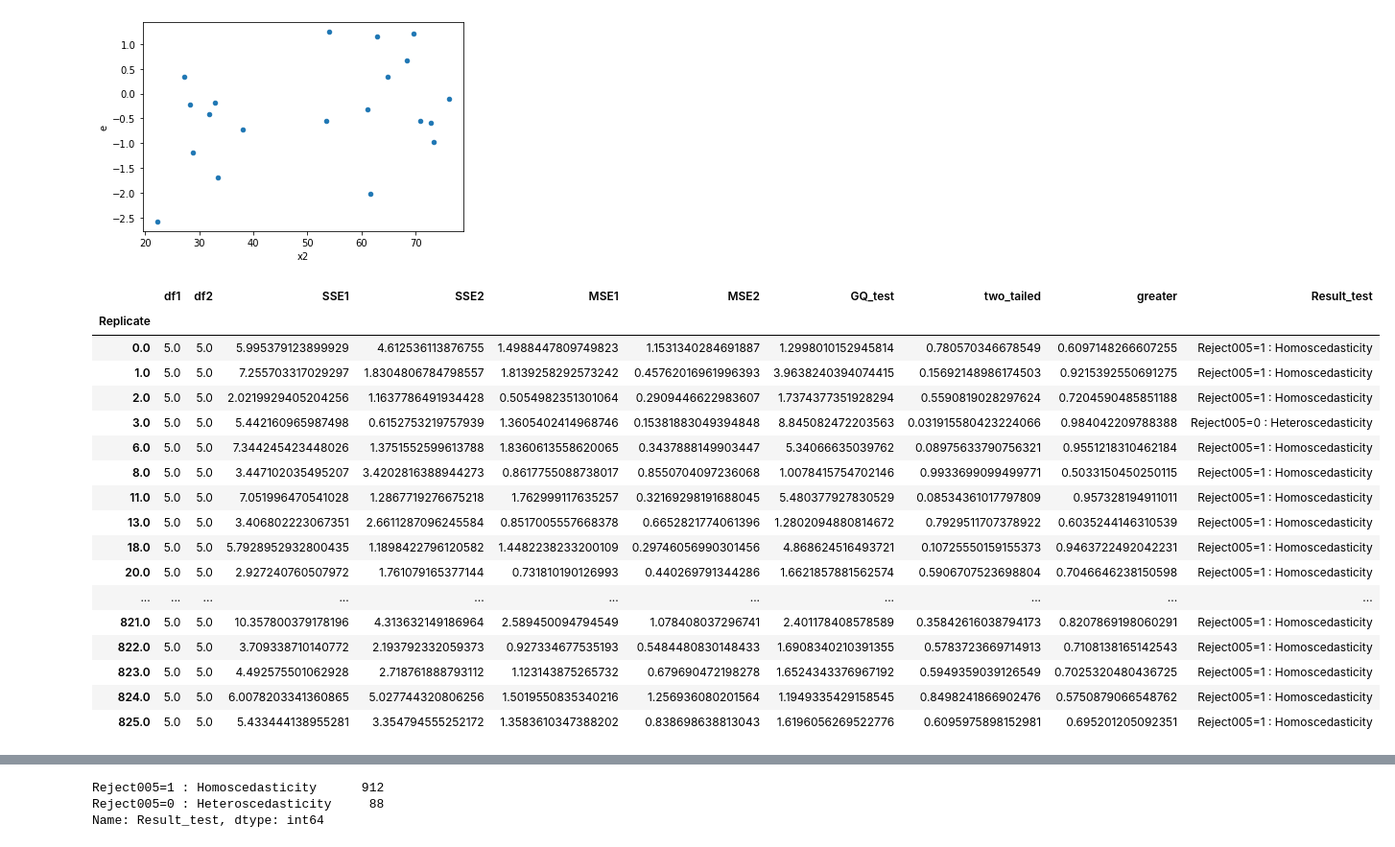
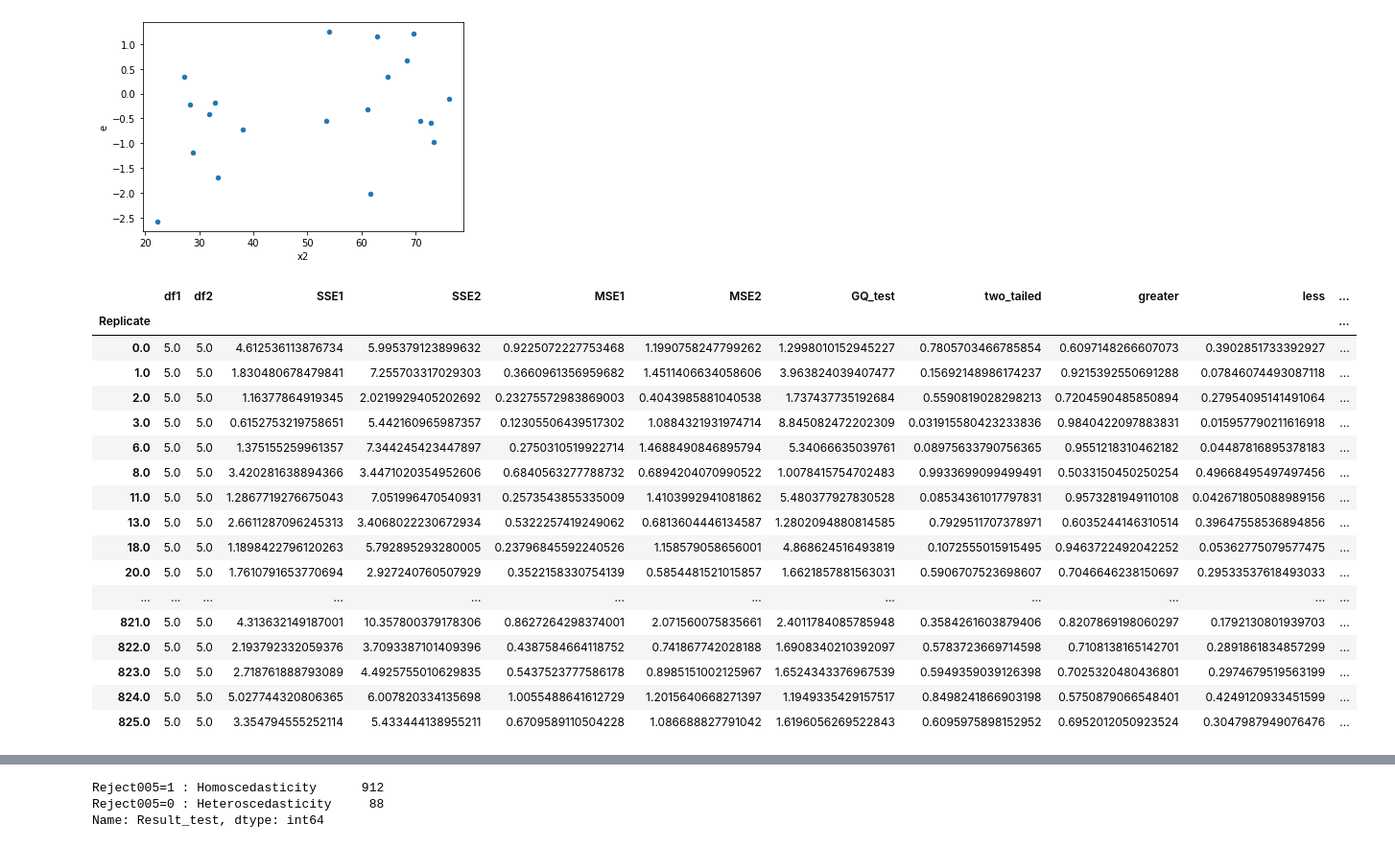
Before and after one commit to iam-fern/Generate_addition, a Jupyter notebook: GQtest_data_add_delta_(0)_n20_05.ipynb, the cells around one changed output, grey strips where cells are left out. Shown at 96% size. Saved outputs shown, nothing was run; the diff lists cells and outputs as text; code cells hidden in the pictures.

```diff
--- a/GQtest_data_add_delta_(0)_n20_05.ipynb
+++ b/GQtest_data_add_delta_(0)_n20_05.ipynb
@@ -175,7 +176,6 @@ def get_result(run_replicate, percent_data):
     new_table_sort = new_table.sort_values('x2')
     new_table_sort.reset_index(inplace=True)
     new_table_sort.drop(['index'], axis=1, inplace=True)
-
 
     # แบ่งข้อมูลกลุ่มที่ 1
     table1 = new_table_sort.iloc[:int(percent_data*new_table_sort.shape[0]) , :]
@@ -189,8 +189,7 @@ def get_result(run_replicate, percent_data):
     # หาค่า df กลุ่ม 1
     DF1 = model1.df_resid + 1
     SSE1 = model1.ssr
-    MSE1 = model1.mse_resid
-
+    MSE1 = SSE1/DF1
 
     # แบ่งข้อมูลกลุ่มที่ 2
     table2 = new_table_sort.iloc[int((1-percent_data)*new_table_sort.shape[0]): , :]
@@ -204,23 +203,21 @@ def get_result(run_replicate, percent_data):
     # หาค่า df กลุ่ม 2
     DF2 = model2.df_resid + 1
     SSE2 = model2.ssr
-    MSE2 = model2.mse_resid
+    MSE2 = SSE2/DF2
 
     # ค่าสถิติทดสอบ
     GQ_test = (SSE2/DF2) / (SSE1/DF1)
-
 
     df2 = DF2
     df1 = DF1
 
     # คำนวณค่า p-value
-    # sf(x, dfn, dfd, loc=0, scale=1) : Survival function (also defined as 1 - cdf, but sf is sometimes more accurate)
+    # pdf(x, dfn, dfd, loc=0, scale=1) : Probability density function
     two_tailed = 2.0*(1.0-(ss.f.cdf(GQ_test, df2, df1)))
+    p_greater = ss.f.cdf(GQ_test, df2, df1)
+    p_less = 1.0-ss.f.cdf(GQ_test, df2, df1)
 
-    # pdf(x, dfn, dfd, loc=0, scale=1) : Probability density function
-    p_greater = ss.f.cdf(GQ_test, df2, df1)
-
-    return df2, df1, SSE2, SSE1, MSE2, MSE1, GQ_test, two_tailed, p_greater
+    return df1, df2, SSE1, SSE2, MSE1, MSE2, GQ_test, two_tailed, p_greater, p_less
 
 # สร้าง list ของ replicates
 list_replicate=list({i[0] for i in table.index})
@@ -236,13 +233,14 @@ list_MSE2=[]
 list_GQ_test=[]
 list_two_tailed=[]
 list_p_greater=[]
+list_p_less=[]
 
 # กำหนด % การแบ่งข้อมูล
 percent_data=0.4
 
 # ใช้ for loop สำหรับการ run ทุก replicates
 for run_replicate in list_replicate:
-    df1, df2, SSE1, SSE2, MSE1, MSE2, GQ_test, two_tailed, p_greater=get_result(run_replicate, percent_data)
+    df1, df2, SSE1, SSE2, MSE1, MSE2, GQ_test, two_tailed, p_greater, p_less=get_result(run_replicate, percent_data)
     list_df1.append(df1)
     list_SSE1.append(SSE1)
     list_df2.append(df2)
@@ -252,41 +250,42 @@ for run_replicate in list_replicate:
     list_GQ_test.append(GQ_test)
     list_two_tailed.append(two_tailed)
     list_p_greater.append(p_greater)
+    list_p_less.append(p_less)
 # %%
 # สร้างตารางผลลัพธ์
 alpha = 0.05
 pd.set_option('display.max_rows', 1000)
 pd.set_option('display.max_columns', 1000)
 pd.set_option('display.width', 1000)
 result=pd.DataFrame({"Replicate":list_replicate, "df1":list_df1, "df2":list_df2, "SSE1":list_SSE1,
                      "SSE2":list_SSE2, "MSE1":list_MSE1, "MSE2":list_MSE2,
-                     "GQ_test":list_GQ_test, "two_tailed":list_two_tailed, "greater":list_p_greater})
+                     "GQ_test":list_GQ_test, "two_tailed":list_two_tailed, "greater":list_p_greater, "less":list_p_less})
 result.set_index(['Replicate'], inplace=True)
-result=result[(result["two_tailed"]<=1) & (result["greater"]<=1)]
+result=result[(result["two_tailed"]<=1) & (result["greater"]<=1) & (result["less"]<=1)]
 result["Result_test"]=result["two_tailed"].apply(lambda p_value: 'Reject005=0 : Heteroscedasticity'
-                                                                  if p_value < alpha else 'Reject005=1 : Homoscedasticity')
+                                                 if p_value < alpha else 'Reject005=1 : Homoscedasticity')
 #two_tailed_new_show=two_tailed_new.drop(columns="greater")
 
 result.astype(str)
 # %% [output]
-|  | df1 | df2 | SSE1 | SSE2 | MSE1 | MSE2 | GQ_test | two_tailed | greater | Result_test |
-| Replicate |  |  |  |  |  |  |  |  |  |  |
-| 0.0 | 5.0 | 5.0 | 5.995379123899929 | 4.612536113876755 | 1.4988447809749823 | 1.1531340284691887 | 1.2998010152945814 | 0.780570346678549 | 0.6097148266607255 | Reject005=1 : Homoscedasticity |
-| 1.0 | 5.0 | 5.0 | 7.255703317029297 | 1.8304806784798557 | 1.8139258292573242 | 0.45762016961996393 | 3.9638240394074415 | 0.15692148986174503 | 0.9215392550691275 | Reject005=1 : Homoscedasticity |
-| 2.0 | 5.0 | 5.0 | 2.0219929405204256 | 1.1637786491934428 | 0.5054982351301064 | 0.2909446622983607 | 1.7374377351928294 | 0.5590819028297624 | 0.7204590485851188 | Reject005=1 : Homoscedasticity |
-| 3.0 | 5.0 | 5.0 | 5.442160965987498 | 0.6152753219757939 | 1.3605402414968746 | 0.15381883049394848 | 8.845082472203563 | 0.031915580423224066 | 0.984042209788388 | Reject005=0 : Heteroscedasticity |
-| 6.0 | 5.0 | 5.0 | 7.344245423448026 | 1.3751552599613788 | 1.8360613558620065 | 0.3437888149903447 | 5.34066635039762 | 0.08975633790756321 | 0.9551218310462184 | Reject005=1 : Homoscedasticity |
-| 8.0 | 5.0 | 5.0 | 3.447102035495207 | 3.4202816388944273 | 0.8617755088738017 | 0.8550704097236068 | 1.0078415754702146 | 0.9933699099499771 | 0.5033150450250115 | Reject005=1 : Homoscedasticity |
-| 11.0 | 5.0 | 5.0 | 7.051996470541028 | 1.2867719276675218 | 1.762999117635257 | 0.32169298191688045 | 5.480377927830529 | 0.08534361017797809 | 0.957328194911011 | Reject005=1 : Homoscedasticity |
-| 13.0 | 5.0 | 5.0 | 3.406802223067351 | 2.6611287096245584 | 0.8517005557668378 | 0.6652821774061396 | 1.2802094880814672 | 0.7929511707378922 | 0.6035244146310539 | Reject005=1 : Homoscedasticity |
-| 18.0 | 5.0 | 5.0 | 5.7928952932800435 | 1.1898422796120582 | 1.4482238233200109 | 0.29746056990301456 | 4.868624516493721 | 0.10725550159155373 | 0.9463722492042231 | Reject005=1 : Homoscedasticity |
-| 20.0 | 5.0 | 5.0 | 2.927240760507972 | 1.761079165377144 | 0.731810190126993 | 0.440269791344286 | 1.6621857881562574 | 0.5906707523698804 | 0.7046646238150598 | Reject005=1 : Homoscedasticity |
-| ... | ... | ... | ... | ... | ... | ... | ... | ... | ... | ... |
-| 821.0 | 5.0 | 5.0 | 10.357800379178196 | 4.313632149186964 | 2.589450094794549 | 1.078408037296741 | 2.401178408578589 | 0.35842616038794173 | 0.8207869198060291 | Reject005=1 : Homoscedasticity |
-| 822.0 | 5.0 | 5.0 | 3.709338710140772 | 2.193792332059373 | 0.927334677535193 | 0.5484480830148433 | 1.6908340210391355 | 0.5783723669714913 | 0.7108138165142543 | Reject005=1 : Homoscedasticity |
-| 823.0 | 5.0 | 5.0 | 4.492575501062928 | 2.718761888793112 | 1.123143875265732 | 0.679690472198278 | 1.6524343376967192 | 0.5949359039126549 | 0.7025320480436725 | Reject005=1 : Homoscedasticity |
-| 824.0 | 5.0 | 5.0 | 6.0078203341360865 | 5.027744320806256 | 1.5019550835340216 | 1.256936080201564 | 1.1949335429158545 | 0.8498241866902476 | 0.5750879066548762 | Reject005=1 : Homoscedasticity |
-| 825.0 | 5.0 | 5.0 | 5.433444138955281 | 3.354794555252172 | 1.3583610347388202 | 0.838698638813043 | 1.6196056269522776 | 0.6095975898152981 | 0.695201205092351 | Reject005=1 : Homoscedasticity |
+|  | df1 | df2 | SSE1 | SSE2 | MSE1 | MSE2 | GQ_test | two_tailed | greater | less | ... |
+| Replicate |  |  |  |  |  |  |  |  |  |  | ... |
+| 0.0 | 5.0 | 5.0 | 4.612536113876734 | 5.995379123899632 | 0.9225072227753468 | 1.1990758247799262 | 1.2998010152945227 | 0.7805703466785854 | 0.6097148266607073 | 0.3902851733392927 | ... |
+| 1.0 | 5.0 | 5.0 | 1.830480678479841 | 7.255703317029303 | 0.3660961356959682 | 1.4511406634058606 | 3.963824039407477 | 0.15692148986174237 | 0.9215392550691288 | 0.07846074493087118 | ... |
+| 2.0 | 5.0 | 5.0 | 1.16377864919345 | 2.0219929405202692 | 0.23275572983869003 | 0.4043985881040538 | 1.737437735192684 | 0.5590819028298213 | 0.7204590485850894 | 0.27954095141491064 | ... |
+| 3.0 | 5.0 | 5.0 | 0.6152753219758651 | 5.442160965987357 | 0.12305506439517302 | 1.0884321931974714 | 8.845082472202309 | 0.031915580423233836 | 0.9840422097883831 | 0.015957790211616918 | ... |
+| 6.0 | 5.0 | 5.0 | 1.375155259961357 | 7.344245423447897 | 0.2750310519922714 | 1.4688490846895794 | 5.34066635039761 | 0.08975633790756365 | 0.9551218310462182 | 0.04487816895378183 | ... |
+| 8.0 | 5.0 | 5.0 | 3.420281638894366 | 3.4471020354952606 | 0.6840563277788732 | 0.6894204070990522 | 1.0078415754702483 | 0.9933699099499491 | 0.5033150450250254 | 0.49668495497497456 | ... |
+| 11.0 | 5.0 | 5.0 | 1.2867719276675043 | 7.051996470540931 | 0.2573543855335009 | 1.4103992941081862 | 5.480377927830528 | 0.08534361017797831 | 0.9573281949110108 | 0.042671805088989156 | ... |
+| 13.0 | 5.0 | 5.0 | 2.6611287096245313 | 3.4068022230672934 | 0.5322257419249062 | 0.6813604446134587 | 1.2802094880814585 | 0.7929511707378971 | 0.6035244146310514 | 0.39647558536894856 | ... |
+| 18.0 | 5.0 | 5.0 | 1.1898422796120263 | 5.792895293280005 | 0.23796845592240526 | 1.158579058656001 | 4.868624516493819 | 0.1072555015915495 | 0.9463722492042252 | 0.05362775079577475 | ... |
+| 20.0 | 5.0 | 5.0 | 1.7610791653770694 | 2.927240760507929 | 0.3522158330754139 | 0.5854481521015857 | 1.6621857881563031 | 0.5906707523698607 | 0.7046646238150697 | 0.29533537618493033 | ... |
+| ... | ... | ... | ... | ... | ... | ... | ... | ... | ... | ... | ... |
+| 821.0 | 5.0 | 5.0 | 4.313632149187001 | 10.357800379178306 | 0.8627264298374001 | 2.071560075835661 | 2.4011784085785948 | 0.3584261603879406 | 0.8207869198060297 | 0.1792130801939703 | ... |
+| 822.0 | 5.0 | 5.0 | 2.193792332059376 | 3.7093387101409396 | 0.4387584664118752 | 0.741867742028188 | 1.6908340210392097 | 0.5783723669714598 | 0.7108138165142701 | 0.2891861834857299 | ... |
+| 823.0 | 5.0 | 5.0 | 2.718761888793089 | 4.4925755010629835 | 0.5437523777586178 | 0.8985151002125967 | 1.6524343376967539 | 0.5949359039126398 | 0.7025320480436801 | 0.2974679519563199 | ... |
+| 824.0 | 5.0 | 5.0 | 5.027744320806365 | 6.007820334135698 | 1.0055488641612729 | 1.2015640668271397 | 1.1949335429157517 | 0.8498241866903198 | 0.5750879066548401 | 0.4249120933451599 | ... |
+| 825.0 | 5.0 | 5.0 | 3.354794555252114 | 5.433444138955211 | 0.6709589110504228 | 1.086688827791042 | 1.6196056269522843 | 0.6095975898152952 | 0.6952012050923524 | 0.3047987949076476 | ... |
 # %%
 # สร้างตารางผลลัพธ์
 alpha = 0.05
```
Also changed, not shown: parts of 2 cells of this notebook.
